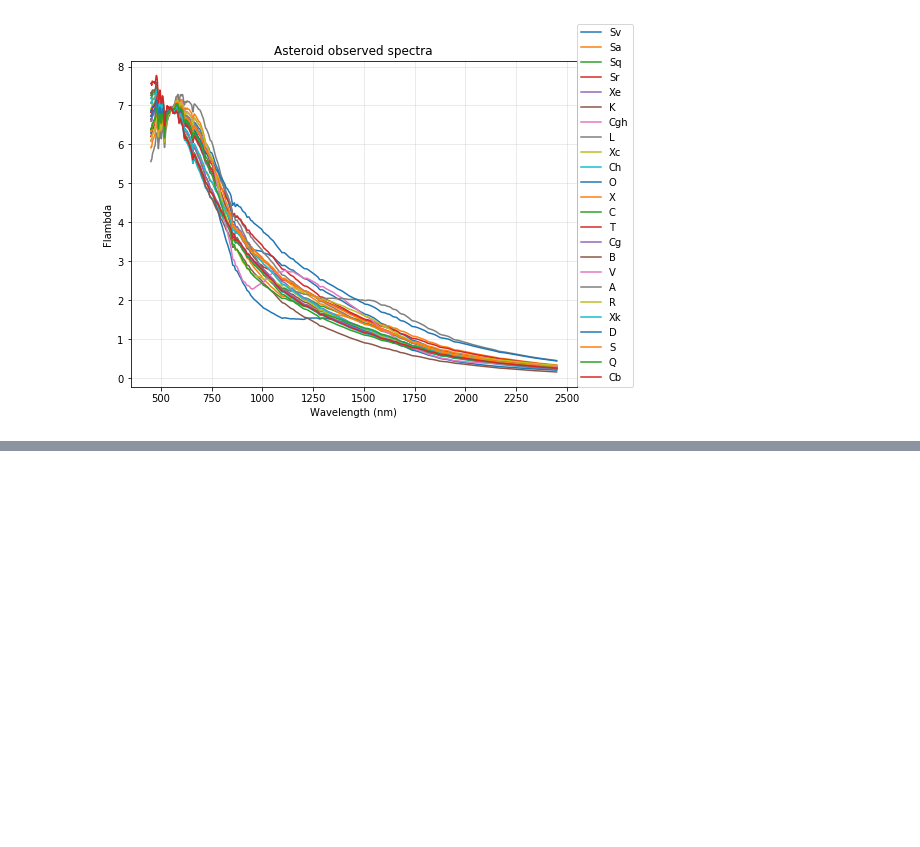
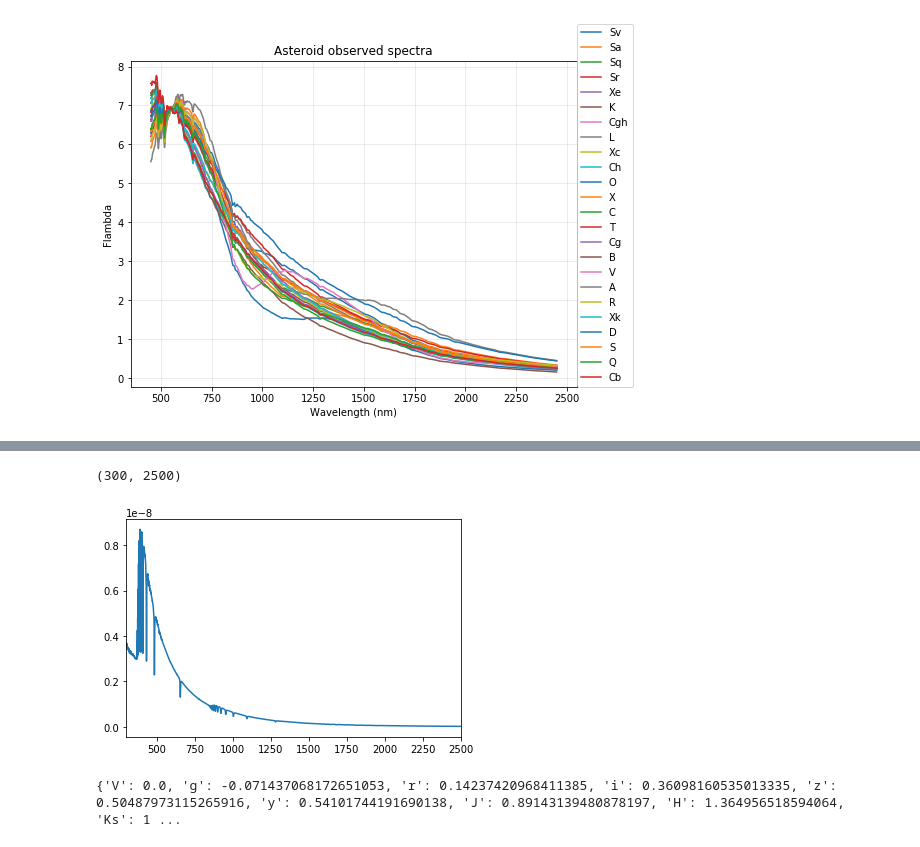
Before and after one commit to rhiannonlynne/notebooks, a Jupyter notebook: Asteroid Colors.ipynb, the cells around one changed output, grey strips where cells are left out. Drawn from its saved outputs; the diff is of its cells as text; code cells hidden in the pictures; blank space fills up the shorter version.

```diff
--- a/Asteroid Colors.ipynb
+++ b/Asteroid Colors.ipynb
@@ -177,0 +179,14 @@ Cb      -0.133  0.165   0.291   0.310   0.326   0.316   0.235   -0.106
+# %%
+# Convert to vega mags
+# read vega spectrum
+import astropy.io.fits as fitsio
+hdu1 = fitsio.open('alpha_lyr_stis_008.fits')
+table = hdu1[1]
+wavelen = table.data['WAVELENGTH']  # read wavelength, in angstroms
+wavelen = wavelen / 10.0
+flam = table.data['FLUX']
+plt.plot(wavelen, flam)
+plt.xlim(300, 2500)
+# %% [output]
+(300, 2500)
+[figure, added]
@@ -178 +198,11 @@ Cb      -0.133  0.165   0.291   0.310   0.326   0.316   0.235   -0.106
+# %%
+vegamags = {}
+vegamags['V'] = vega.calcMag(V)
+for f in lsst:
+    vegamags[f]  = vega.calcMag(lsst[f])
+for f in twomass:
+    vegamags[f] = vega.calcMag(twomass[f])
+print(vegamags)
+# %% [output]
+{'V': 0.0, 'g': -0.071437068172651053, 'r': 0.14237420968411385, 'i': 0.36098160535013335, 'z': 0.50487973115265916, 'y': 0.54101744191690138, 'J': 0.89143139480878197, 'H': 1.364956518594064, 'Ks': 1 ...
 # %%
```
Also changed, not shown: parts of 7 cells of this notebook.
